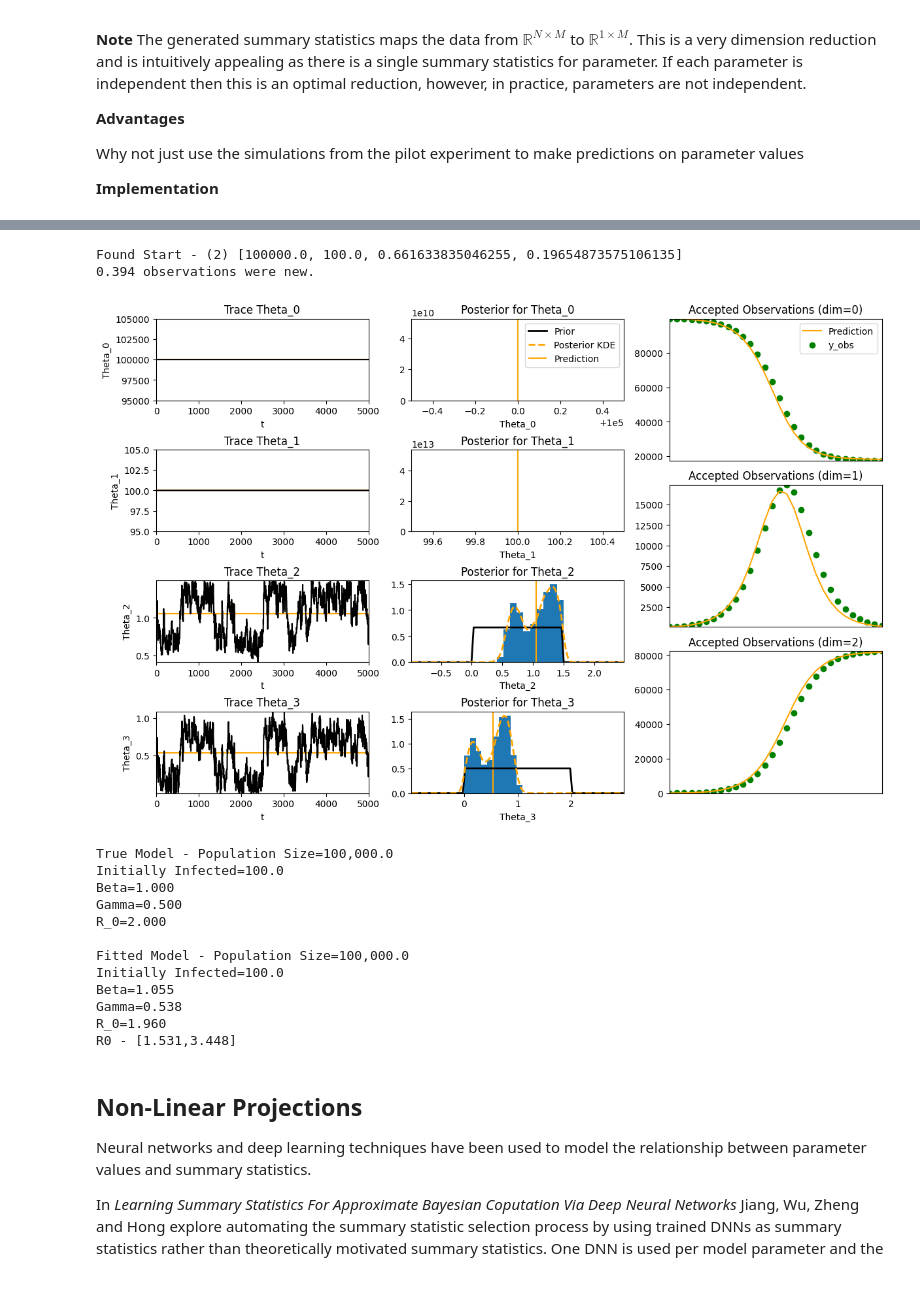
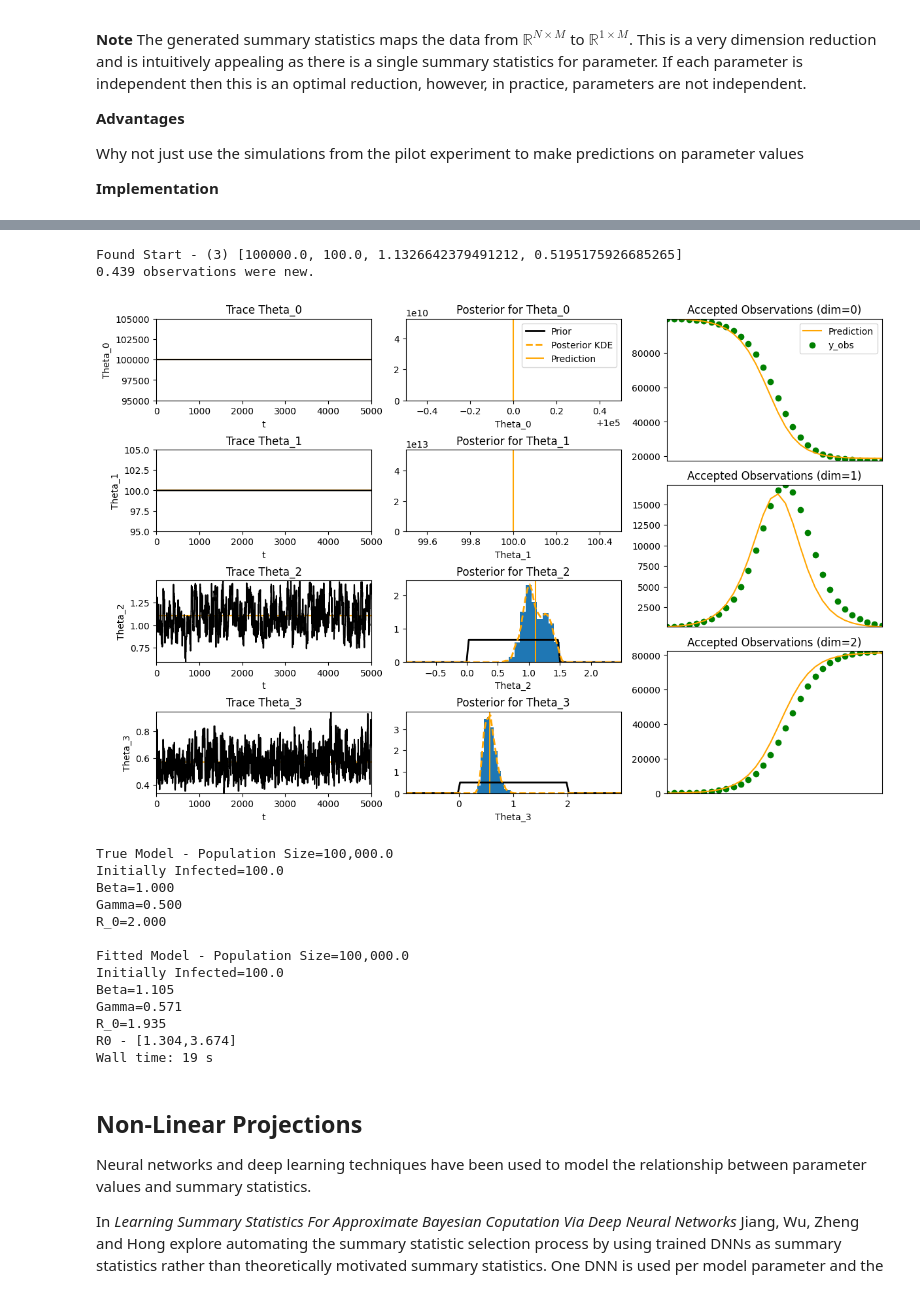
Before and after one commit to dajhutchinson/bayesian-modelling-of-epidemic-events, a Jupyter notebook: Code/SS_Notebook.ipynb, the cells around one changed output, grey strips where cells are left out. Drawn from its saved outputs; the diff is of its cells as text; code cells hidden in the pictures.

Commit message:
Semi-auto ABC

```diff
--- a/Code/SS_Notebook.ipynb
+++ b/Code/SS_Notebook.ipynb
@@ -660,8 +660,9 @@ def estimate_r0(accepted_params,interval_width=.9):
 
     return np.quantile(r0s,lower_bound),np.quantile(r0s,upper_bound)
 # %%
+%%time
 np.random.seed(16111998) # Fix random seed
-summary_stats=ABC.abc_semi_auto(n_obs=30,y_obs=sir_model.observe(),fitting_model=sir_model.copy([1,1,1,1]),priors=sir_priors,distance_measure=ABC.log_l2_norm,n_pilot_samples=5000,n_pilot_acc=1000,n_params_sample_size=250)
+summary_stats,_=ABC.abc_semi_auto(n_obs=30,y_obs=sir_model.observe(),fitting_model=sir_model.copy([1,1,1,1]),priors=sir_priors,distance_measure=ABC.log_l2_norm,n_pilot_samples=50000,n_pilot_acc=500,n_params_sample_size=500)
 s_obs=[s(sir_model.observe()) for s in summary_stats]
 print(s_obs)
 # %% [output]
@@ -690,19 +694,20 @@ R0 - [1.531,3.448]
 # %%
+%%time
 np.random.seed(16111998) # Fix random seed
 
 perturbance_kernels = [lambda x:x]*2 + [lambda x:x+stats.norm(0,.1).rvs(1)[0]]*2
 fitted_model,_=ABC.abc_mcmc(n_obs=30,y_obs=sir_model.observe(),fitting_model=sir_model.copy([1,1,1,1]),priors=sir_priors,
-    chain_length=5000,perturbance_kernels=perturbance_kernels,acceptance_kernel=ABC.gaussian_kernel,scaling_factor=450,summary_stats=summary_stats)
+    chain_length=5000,perturbance_kernels=perturbance_kernels,acceptance_kernel=ABC.gaussian_kernel,scaling_factor=50,summary_stats=summary_stats)
 print("True Model - {}\n".format(sir_model))
 print("Fitted Model - {}".format(fitted_model))
 
 # 90% CI for R0 value
 r0_estimate=estimate_r0(accepted_params)
 print("R0 - [{:.3f},{:.3f}]".format(r0_estimate[0],r0_estimate[1]))
 # %% [output]
-Found Start - (2) [100000.0, 100.0, 0.661633835046255, 0.19654873575106135]
-0.394 observations were new.
+Found Start - (3) [100000.0, 100.0, 1.1326642379491212, 0.5195175926685265]
+0.439 observations were new.
-[figure, old version]
+[figure, new version]
 True Model - Population Size=100,000.0
 Initially Infected=100.0
 Beta=1.000
@@ -711,10 +716,11 @@ R_0=2.000
 
 Fitted Model - Population Size=100,000.0
 Initially Infected=100.0
-Beta=1.055
-Gamma=0.538
-R_0=1.960
-R0 - [1.531,3.448]
+Beta=1.105
+Gamma=0.571
+R_0=1.935
+R0 - [1.304,3.674]
+Wall time: 19 s
 # %% [markdown]
 ## Non-Linear Projections
 
```
Also changed, not shown: parts of 2 cells of this notebook, 3 other files.
